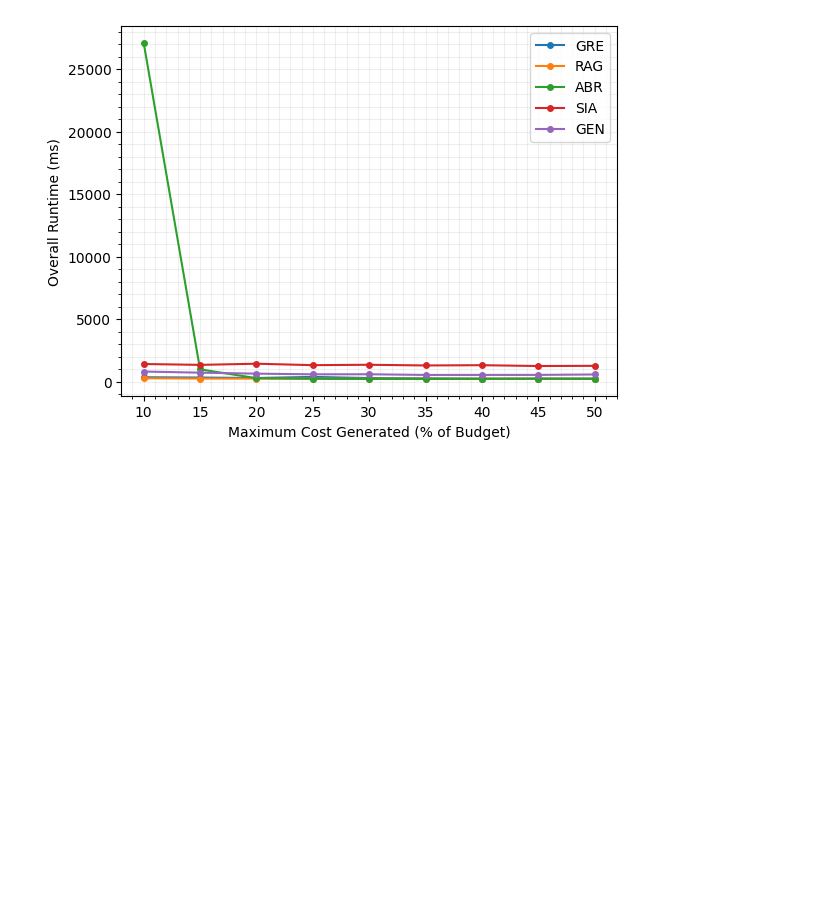
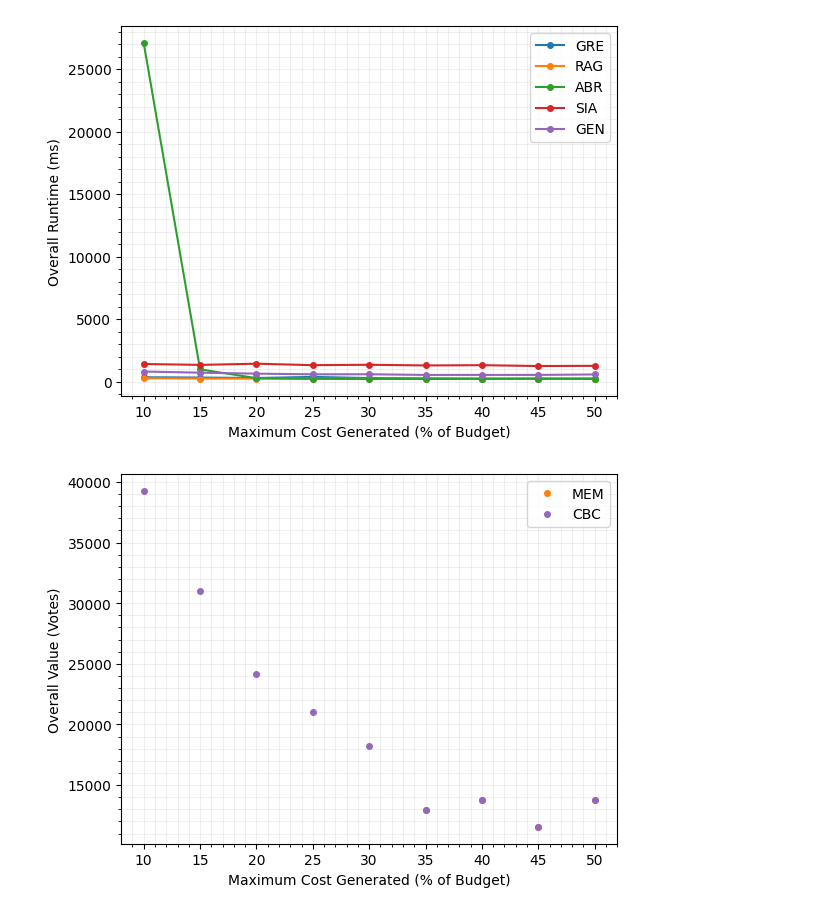
Before and after one commit to bignoldjordanF/community-knapsack, a Jupyter notebook: evaluation/multi/costs/tiny-cost-fractions.ipynb, the cells around one changed output. Saved outputs shown, nothing was run; the diff lists cells and outputs as text; code cells hidden in the pictures; blank space fills up the shorter version.

```diff
--- a/evaluation/multi/costs/tiny-cost-fractions.ipynb
+++ b/evaluation/multi/costs/tiny-cost-fractions.ipynb
@@ -136,6 +101,22 @@ evaluation.plot_2d(
 )
 # %% [output]
 [figure]
+# %%
+# Plot the approximation vs. exact algorithm values over the problems:
+evaluation.plot_2d(
+    x_axis=[x*100 for x in x_axis],
+    y_axes=evaluation.get_y_axes(exact_results, exact_algorithms, 0),
+    filter_x=1,
+    x_label='Maximum Cost Generated (% of Budget)',
+    y_label='Overall Value (Votes)',
+    marker='o',
+    labels=evaluation.get_labels(exact_algorithms),
+    colors=evaluation.get_colors(exact_algorithms),
+    alphas=evaluation.get_alphas(exact_algorithms),
+    sizes=evaluation.get_sizes(exact_algorithms),
+)
+# %% [output]
+[figure, added]
 # %%
 # Plot the approximation vs. exact algorithm values over the problems:
 evaluation.plot_2d(
```
Also changed, not shown: parts of 5 cells of this notebook, 24 other files.
